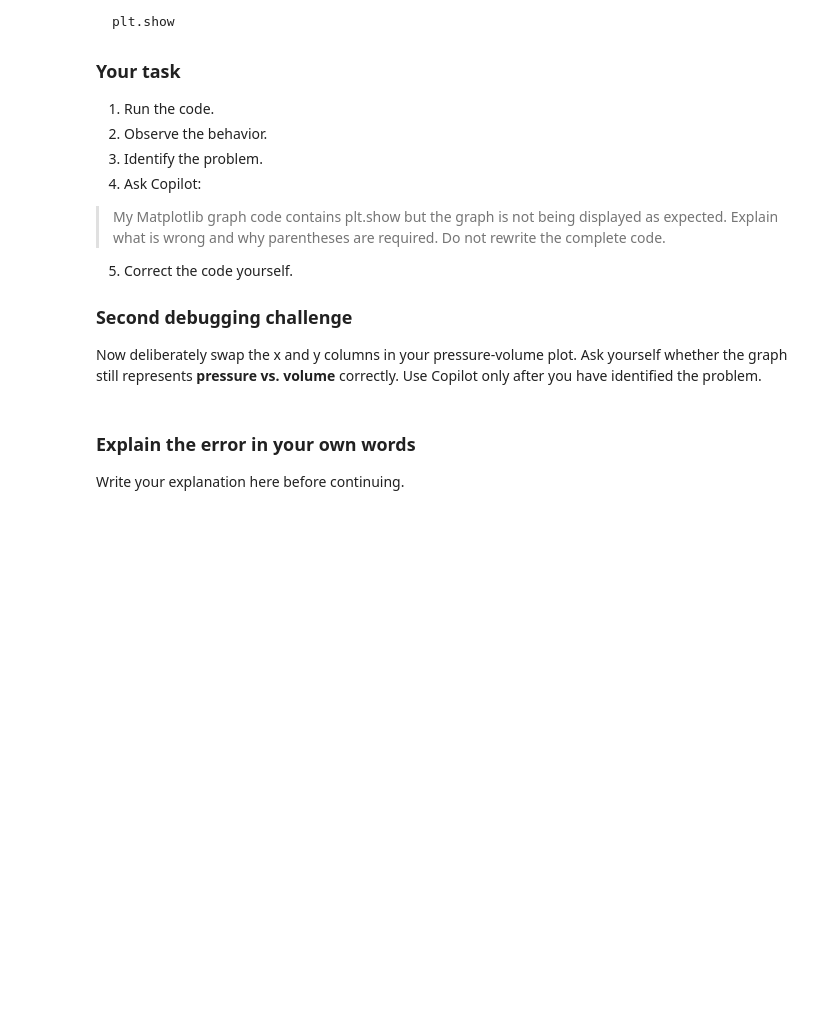
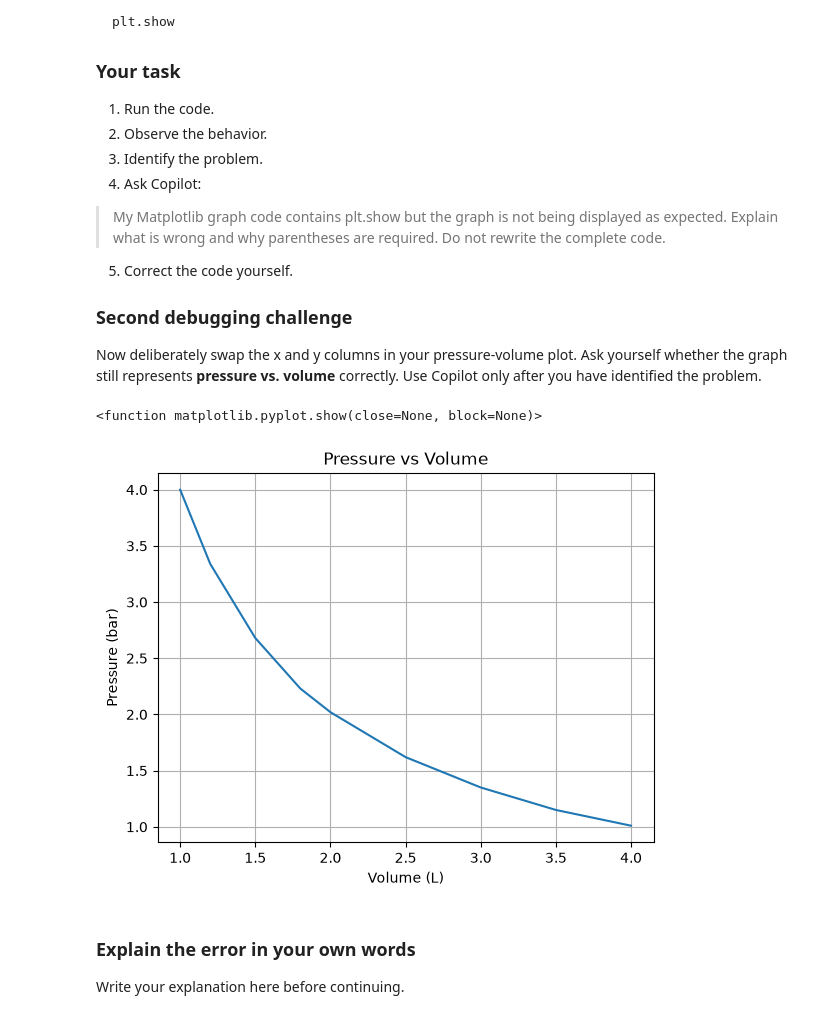
Before and after one commit to purvisahu308007-cmd/CP_Practical, a Jupyter notebook: Practical_10_Data_Visualization_Reaction_Kinetics_Pressure_Volume.ipynb, the cells around one changed output. Cells and saved outputs as stored; diff of their text form; code cells hidden in the pictures; blank space fills up the shorter version.

```diff
--- a/Practical_10_Data_Visualization_Reaction_Kinetics_Pressure_Volume.ipynb
+++ b/Practical_10_Data_Visualization_Reaction_Kinetics_Pressure_Volume.ipynb
@@ -458,10 +458,14 @@ Now deliberately swap the x and y columns in your pressure-volume plot. Ask your
 # %%
 # Run the intentionally incorrect code here.
 plt.plot(pv_df['Volume_L'], pv_df['Pressure_bar'])
+plt.grid()
 plt.xlabel('Volume (L)')
 plt.ylabel('Pressure (bar)')
 plt.title('Pressure vs Volume')
 plt.show
+# %% [output]
+<function matplotlib.pyplot.show(close=None, block=None)>
+[figure, added]
 # %% [markdown]
 ### Explain the error in your own words
 
```
Also changed, not shown: parts of 1 cell of this notebook, 5 other files.
